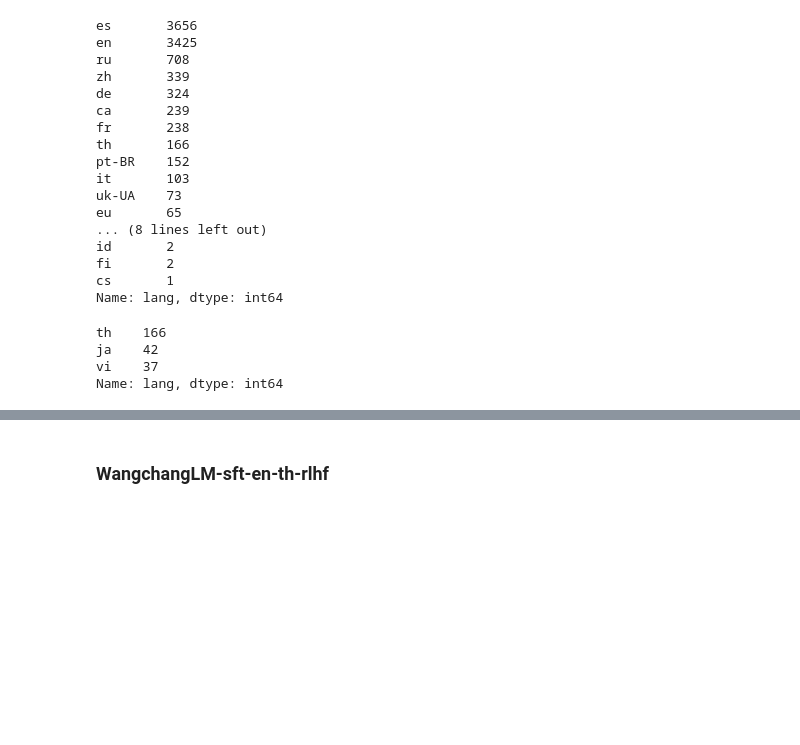
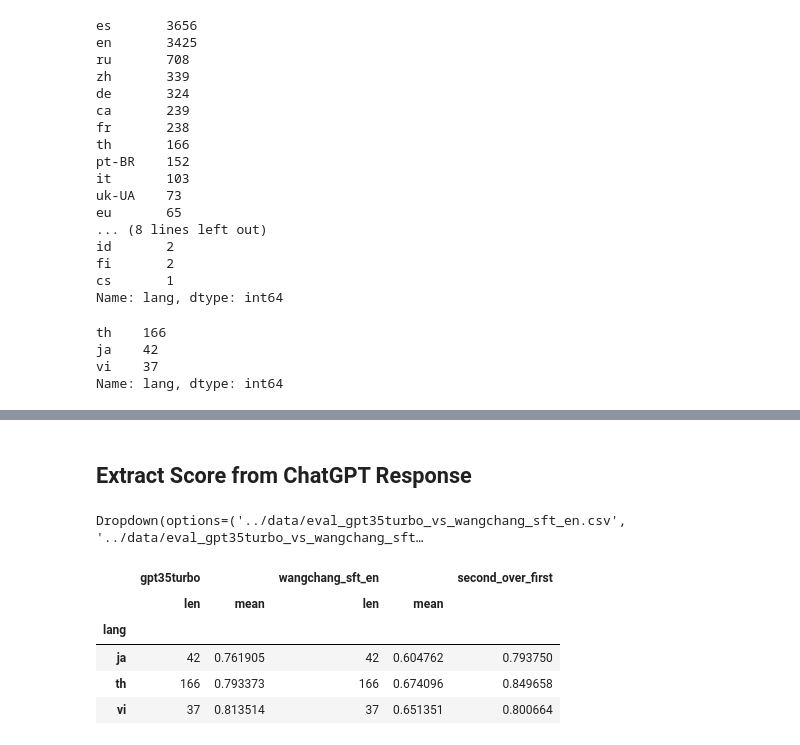
Before and after one commit to PyThaiNLP/WangChanGLM, a Jupyter notebook: notebook/evaluate_chatgpt.ipynb, the cells around one changed output, grey strips where cells are left out. Saved outputs shown, nothing was run; the diff lists cells and outputs as text; code cells hidden in the pictures; blank space fills up the shorter version.

```diff
--- a/notebook/evaluate_chatgpt.ipynb
+++ b/notebook/evaluate_chatgpt.ipynb
@@ -225,24 +183,0 @@ vicuna_template = {"prompt_id": 1,
-# %%
-for i in tqdm(selected_df.itertuples()):
-    ques = selected_df.loc[i[0],'prompt']
-    ans1 = selected_df.loc[i[0],'answer']
-    ans2 = selected_df.loc[i[0],'answer_davinci003']
-
-    prompt_template = vicuna_template["prompt_template"]
-    user_prompt = prompt_template.format(
-        question=ques, answer_1=ans1, answer_2=ans2, **vicuna_template["defaults"]
-    )
-
-    response = openai.Completion.create(
-        model="text-davinci-003",
-        prompt= f'{vicuna_template["system_prompt"]} {user_prompt}',
-        max_tokens=1024,
-        temperature=0.2,
-        top_p=1.0,
-        frequency_penalty=0.0,
-        presence_penalty=0.0,
-    )
-
-    selected_df.loc[i[0],'score_human_davinci003'] = response['choices'][0]['text'].strip()
-
-selected_df.to_csv('../data_large/oasst1_benchmark.csv', index=False)
@@ -287,7 +183,0 @@ def infer_vicuna(text):
-# %%
-for i in tqdm(range(vicuna_test.shape[0])):
-    vicuna_test.loc[i,'a_answer'] = infer_vicuna(
-        vicuna_test.loc[i,'text_th']
-    ).split('<bot>: ')[-1]
-
-vicuna_test.to_csv('../data/vicuna_test_a.csv',index=False)
@@ -296,2 +183,0 @@ vicuna_test.to_csv('../data/vicuna_test_a.csv',index=False)
-# %% [markdown]
-### WangchangLM-sft-en-th-rlhf
@@ -297,0 +186,2 @@ vicuna_test.to_csv('../data/vicuna_test_a.csv',index=False)
+# %% [markdown]
+## Extract Score from ChatGPT Response
@@ -297,0 +243,21 @@ vicuna_test.to_csv('../data/vicuna_test_a.csv',index=False)
+# %%
+import ipywidgets as widgets
+import glob
+fnames = glob.glob('../data/eval_*.csv')
+
+dropdown = widgets.Dropdown(options=fnames)
+display(dropdown)
+# %% [output]
+Dropdown(options=('../data/eval_gpt35turbo_vs_wangchang_sft_en.csv', '../data/eval_gpt35turbo_vs_wangchang_sft…
+# %%
+# Get the selected item
+eval_fname = dropdown.value
+score, win_loss = get_eval_stats(eval_fname)
+score
+# %% [output]
+|  | gpt35turbo |  | wangchang_sft_en |  | second_over_first |
+|  | len | mean | len | mean |  |
+| lang |  |  |  |  |  |
+| ja | 42 | 0.761905 | 42 | 0.604762 | 0.793750 |
+| th | 166 | 0.793373 | 166 | 0.674096 | 0.849658 |
+| vi | 37 | 0.813514 | 37 | 0.651351 | 0.800664 |
```
Also changed, not shown: parts of 19 cells of this notebook.
